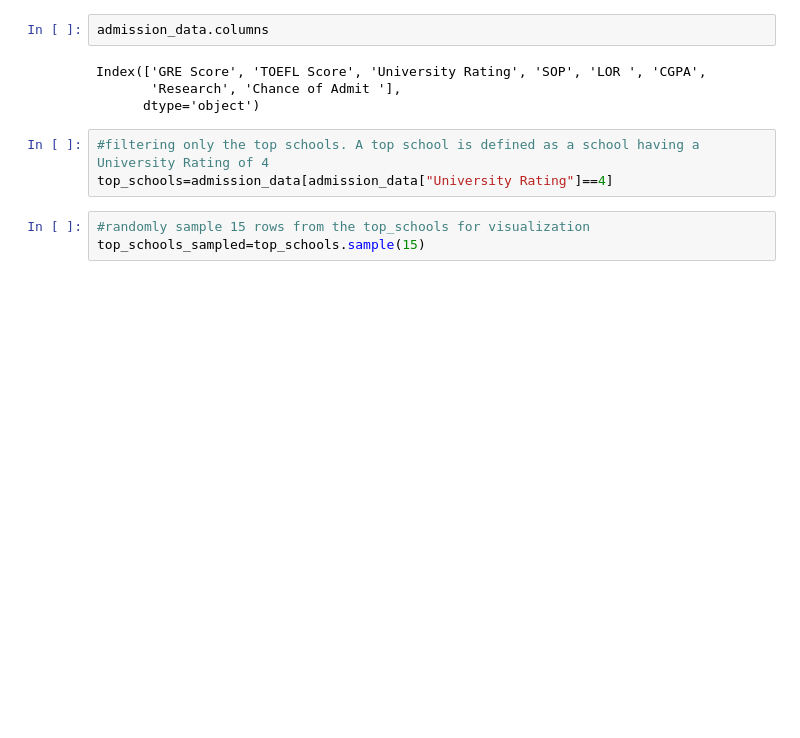
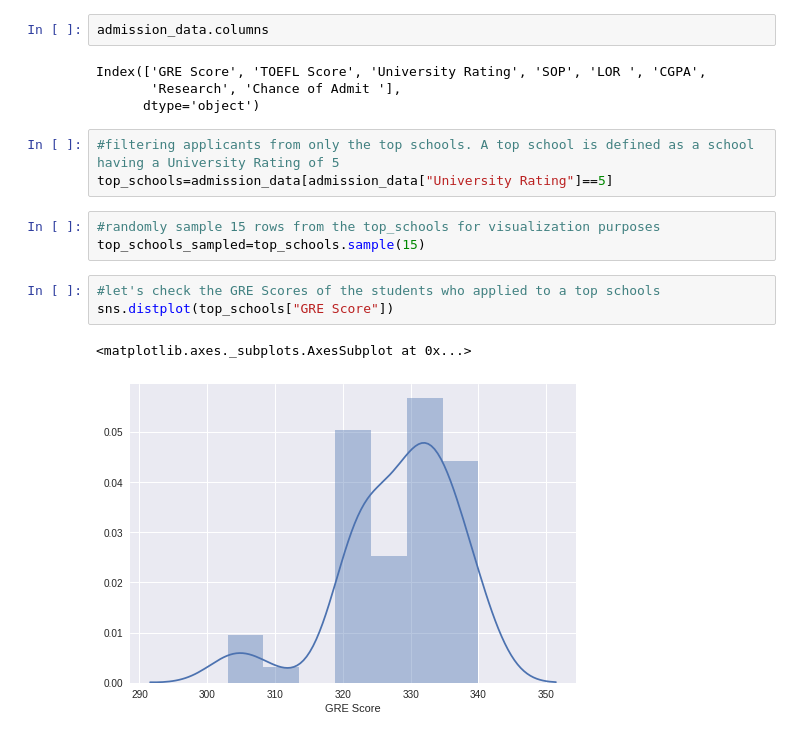
Before and after one commit to AshishRanshinge/My_Projects, a Jupyter notebook: GraduateAdmissionsVisualization.ipynb, the cells around one changed output. Cells and saved outputs as stored; diff of their text form; blank space fills up the shorter version.

```diff
--- a/GraduateAdmissionsVisualization.ipynb
+++ b/GraduateAdmissionsVisualization.ipynb
@@ -34,9 +46,15 @@ Index(['GRE Score', 'TOEFL Score', 'University Rating', 'SOP', 'LOR ', 'CGPA',
        'Research', 'Chance of Admit '],
       dtype='object')
 # %%
-#filtering only the top schools. A top school is defined as a school having a University Rating of 4
-top_schools=admission_data[admission_data["University Rating"]==4]
+#filtering applicants from only the top schools. A top school is defined as a school having a University Rating of 5
+top_schools=admission_data[admission_data["University Rating"]==5]
 # %%
-#randomly sample 15 rows from the top_schools for visualization
+#randomly sample 15 rows from the top_schools for visualization purposes
 top_schools_sampled=top_schools.sample(15)
+# %%
+#let's check the GRE Scores of the students who applied to a top schools
+sns.distplot(top_schools["GRE Score"])
+# %% [output]
+<matplotlib.axes._subplots.AxesSubplot at 0x...>
+[figure, added]
 # %%
```
Also changed, not shown: parts of 8 cells of this notebook.
